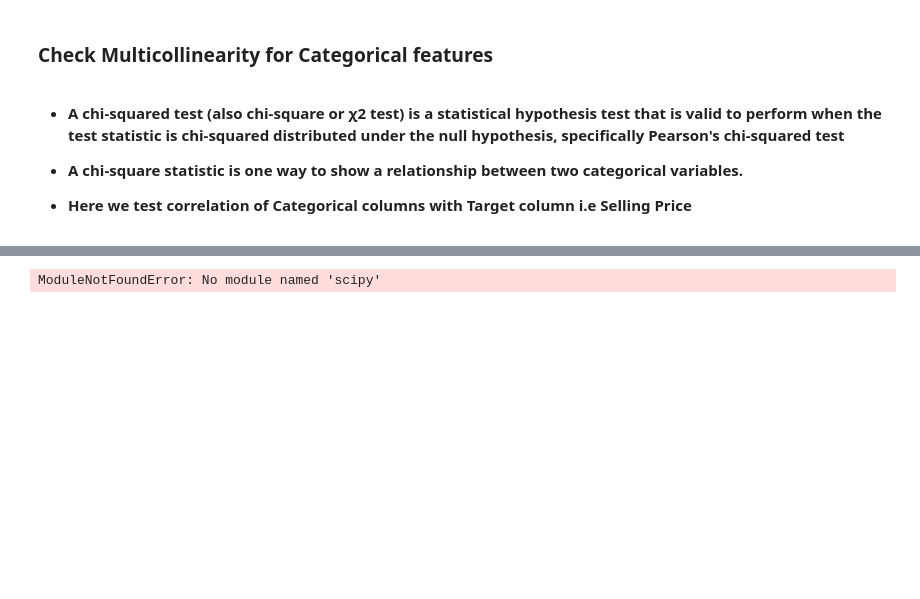
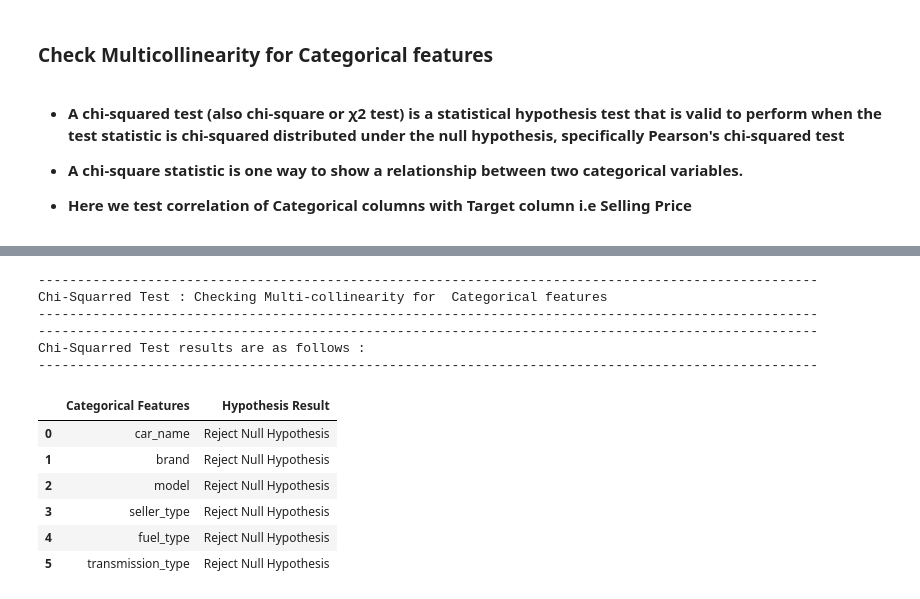
Before and after one commit to manishkr1754/CarDekho_Used_Car_Price_Prediction, a Jupyter notebook: notebooks/CarDekho Used Car Price Prediction.ipynb, the cells around one changed output, grey strips where cells are left out. Cells and saved outputs as stored; diff of their text form; code cells hidden in the pictures; blank space fills up the shorter version.

```diff
--- a/notebooks/CarDekho Used Car Price Prediction.ipynb
+++ b/notebooks/CarDekho Used Car Price Prediction.ipynb
@@ -371,24 +381,35 @@ plt.show()
 # %%
 from scipy.stats import chi2_contingency
 chi2_test = []
+
+print('-'*100)
+print('Chi-Squarred Test : Checking Multi-collinearity for  Categorical features')
+print('-'*100)
+
 for feature in categorical_features:
     if chi2_contingency(pd.crosstab(df['selling_price'], df[feature]))[1] < 0.05:
         chi2_test.append('Reject Null Hypothesis')
     else:
         chi2_test.append('Fail to Reject Null Hypothesis')
-result = pd.DataFrame(data=[categorical_features, chi2_test]).T
-result.columns = ['Column', 'Hypothesis Result']
-result
+test_result = pd.DataFrame(data=[categorical_features, chi2_test]).T
+test_result.columns = ['Categorical Features', 'Hypothesis Result']
+
+print('-'*100)
+print('Chi-Squarred Test results are as follows :')
+print('-'*100)
+
+test_result
+# %% [output]
+----------------------------------------------------------------------------------------------------
+Chi-Squarred Test : Checking Multi-collinearity for  Categorical features
+----------------------------------------------------------------------------------------------------
+----------------------------------------------------------------------------------------------------
+Chi-Squarred Test results are as follows :
+----------------------------------------------------------------------------------------------------
+|  | Categorical Features | Hypothesis Result |
+| 0 | car_name | Reject Null Hypothesis |
+| 1 | brand | Reject Null Hypothesis |
+| 2 | model | Reject Null Hypothesis |
+| 3 | seller_type | Reject Null Hypothesis |
+| 4 | fuel_type | Reject Null Hypothesis |
+| 5 | transmission_type | Reject Null Hypothesis |
-# %%
-from scipy.stats import chi2_contingency
-chi2_test = []
-for feature in categorical_features:
-    if chi2_contingency(pd.crosstab(df['selling_price'], df[feature]))[1] < 0.05:
-        chi2_test.append('Reject Null Hypothesis')
-    else:
-        chi2_test.append('Fail to Reject Null Hypothesis')
-result = pd.DataFrame(data=[categorical_features, chi2_test]).T
-result.columns = ['Column', 'Hypothesis Result']
-result
-# %% [output]
-ModuleNotFoundError: No module named 'scipy'
```
Also changed, not shown: parts of 8 cells of this notebook.
